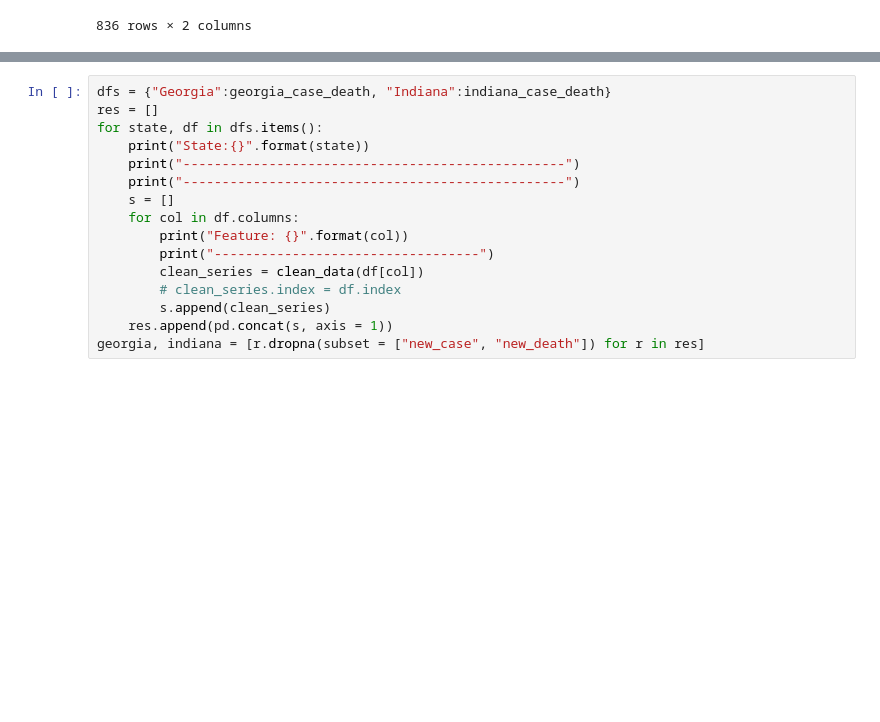
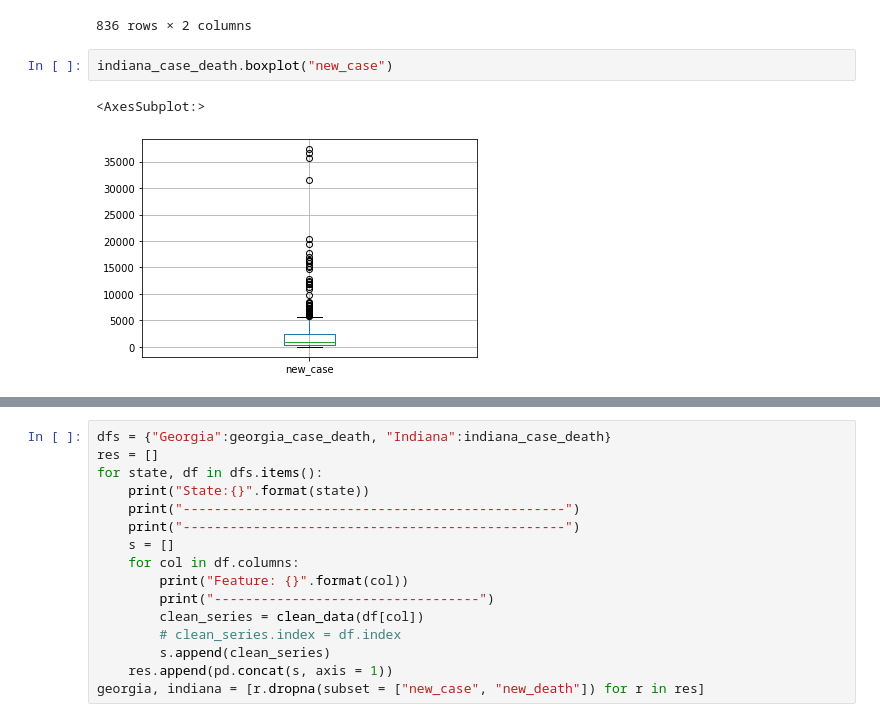
Before and after one commit to manal3112/cse-544-project, a Jupyter notebook: data_preprocess.ipynb, the cells around one changed output, grey strips where cells are left out. Drawn from its saved outputs; the diff is of its cells as text; blank space fills up the shorter version.

```diff
--- a/data_preprocess.ipynb
+++ b/data_preprocess.ipynb
@@ -104,3 +114,8 @@ indiana_case_death
 | 2022-05-05 | 0 | 0 |
 | 2022-05-06 | 1691 | 23 |
 836 rows × 2 columns
+# %%
+indiana_case_death.boxplot("new_case")
+# %% [output]
+<AxesSubplot:>
+[figure, added]
```
Also changed, not shown: parts of 10 cells of this notebook.
